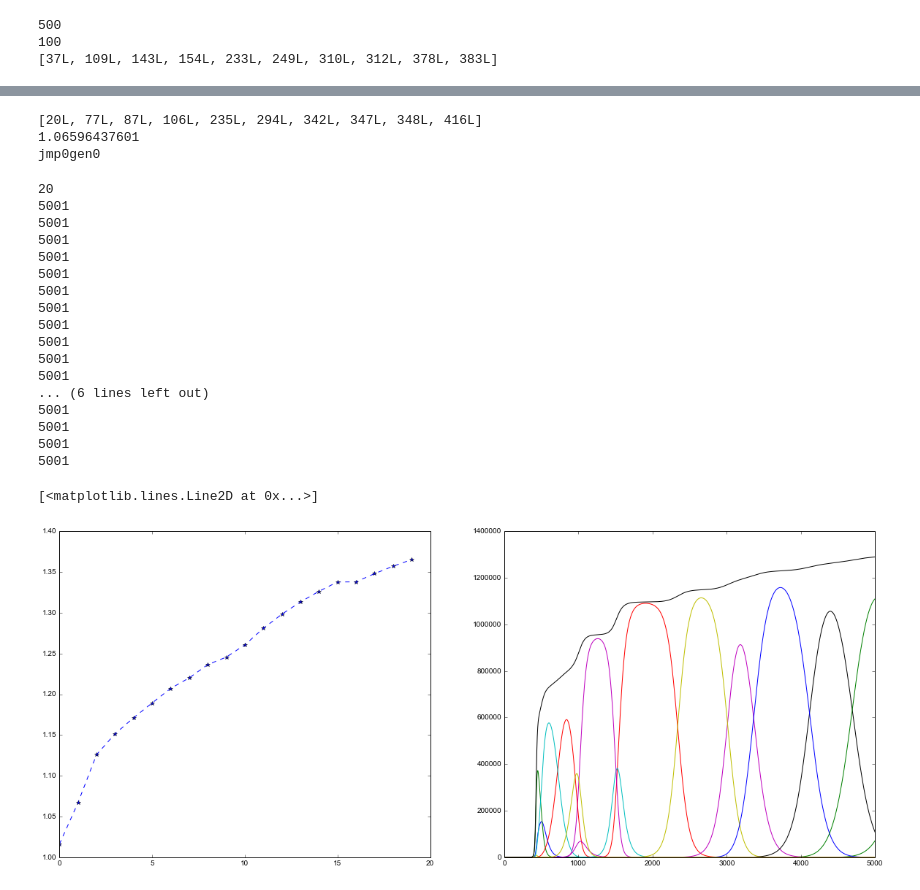
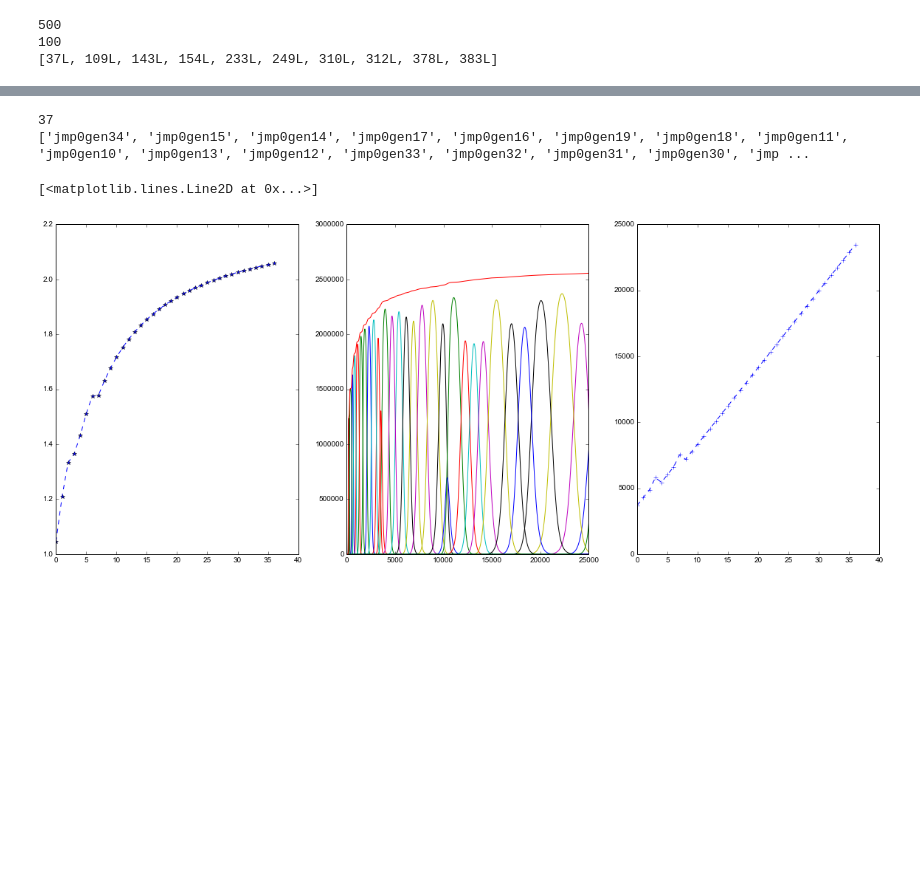
Before and after one commit to Host-pathogen-evol/Genome-Size-Evolution-Project, a Jupyter notebook: NBS/ModelFunctionsTest.ipynb, the cells around one changed output, grey strips where cells are left out. Drawn from its saved outputs; the diff is of its cells as text; code cells hidden in the pictures; blank space fills up the shorter version.

```diff
--- a/NBS/ModelFunctionsTest.ipynb
+++ b/NBS/ModelFunctionsTest.ipynb
@@ -396,7 +396,7 @@ Lr[sna]=Lo
 Fmax=max(Fr.values())
 #Nt=[]
 #Nt.append(Nr[sna])
-for tngen in range(5000):
+for tngen in range(50000):
     x1=mda.totpop.TOTPOP(Nr)
     NTOT.append(x1)
     x2=mda.gspsum.GSPSUM(Tr)
@@ -436,13 +436,10 @@ for tngen in range(5000):
         Tr[j]=mda.trates.TRATES(MU,Gr[j],Nr[j],Prms,Lr[j])
 
    # print tngen,x1, x2, x3
-# %% [output]
-[20L, 77L, 87L, 106L, 235L, 294L, 342L, 347L, 348L, 416L]
-1.06596437601
-jmp0gen0
 # %%
 print len(Nr)
 SrtFr=[]
+SrtLr=[]
 #print Fr
 #print Nrloc
 
@@ -453,50 +450,38 @@ Yr=mda.sortptnf.SORTPTNF(Nrloc,0)
 
 #raw_input()
 import pylab as plt
 y1=Fr.values()
 y2=Nrloc['jmp0gen0']
 #y3=Nrloc['jmp0gen200']
 #y3=NGENS[0]
-fig, axes = plt.subplots(1, 2, figsize=(20, 8))
+fig, axes = plt.subplots(1, 3, figsize=(20, 8))
 
 for jn in range(len(Fr.keys())):
     qn="jmp"+str(jmp)+"gen"+str(jn)
     SrtFr.append(Fr[qn])
+    SrtLr.append(Lr[qn])
     #print qn
     #
 axes[0].plot(SrtFr,'--*')
-
+axes[2].plot(SrtLr,'--+')
 #axes[0].set_ylabel("frequency",fontsize=26)
 #axes[0].set_xlabel("Number of genes",fontsize=26)
+
+print Yr.keys()
 
 #Yr=mda.sortptnf.SORTPTNF(Pt,jmp):
 #axes[1].set_yscale("log")
 for i in Yr.keys():
     axes[1].plot(Yr[i])
 axes[1].plot(NTOT)
 #axes[1].plot(y3)
 
 
 #axes[1].set_ylabel("frequency",fontsize=26)
 #axes[1].set_xlabel("genome length(Mb)",fontsize=26)
 #axes[2].plot(y3)
 # %% [output]
-20
-5001
-5001
-5001
-5001
-5001
-5001
-5001
-5001
-5001
-5001
-5001
-... (6 lines left out)
-5001
-5001
-5001
-5001
+37
+['jmp0gen34', 'jmp0gen15', 'jmp0gen14', 'jmp0gen17', 'jmp0gen16', 'jmp0gen19', 'jmp0gen18', 'jmp0gen11', 'jmp0gen10', 'jmp0gen13', 'jmp0gen12', 'jmp0gen33', 'jmp0gen32', 'jmp0gen31', 'jmp0gen30', 'jmp ...
 [<matplotlib.lines.Line2D at 0x...>]
-[figure, old version]
+[figure, new version]
```
Also changed, not shown: parts of 12 cells of this notebook, 3 other files.
